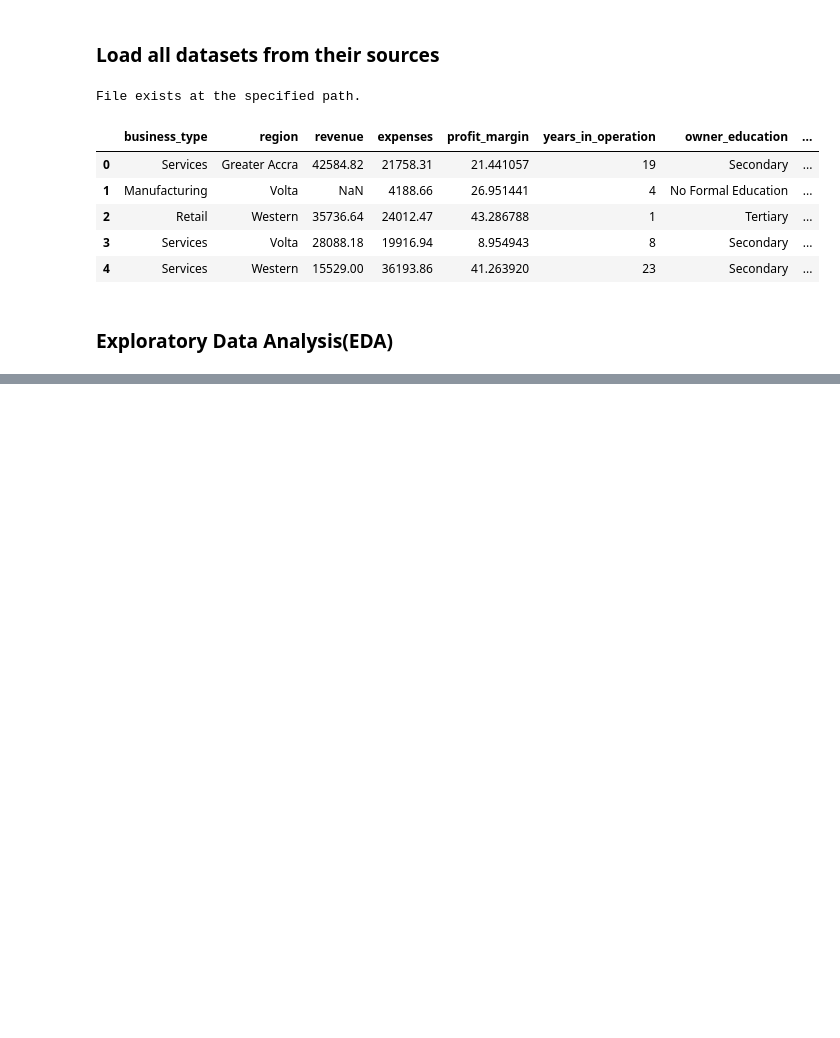
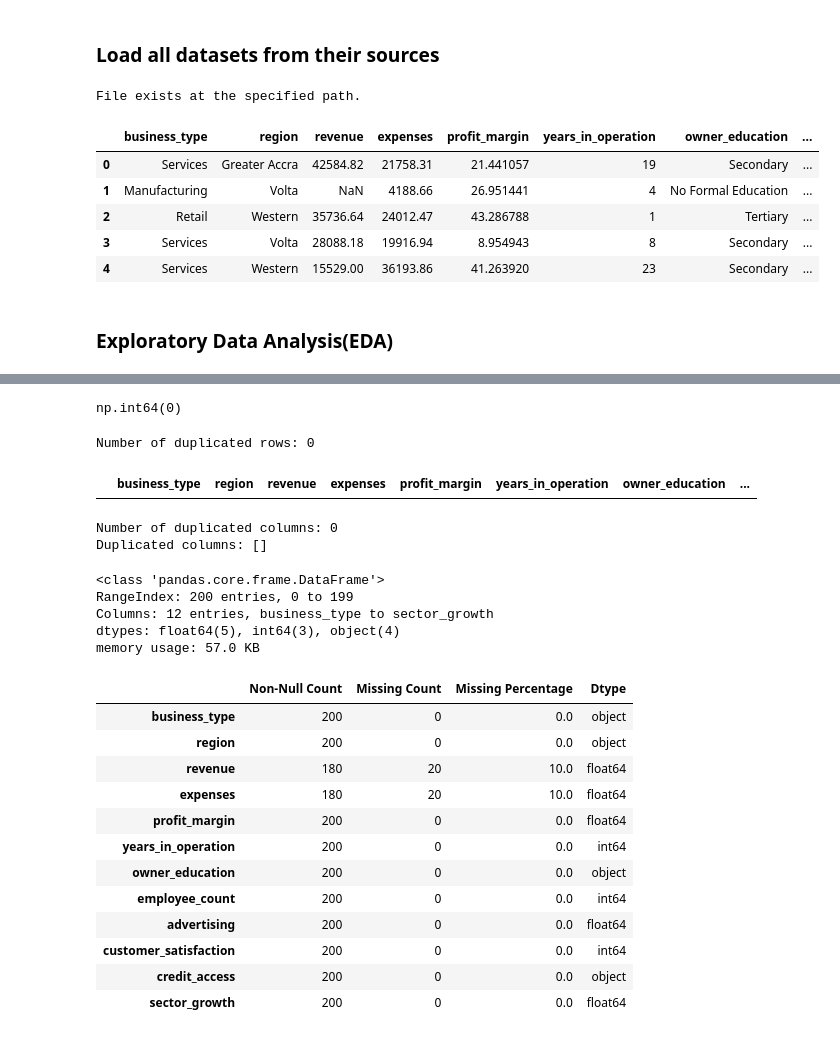
Before and after one commit to EfyaDufie2020/Small-Business-Performance-Analysis-in-Ghana, a Jupyter notebook: Notebooks/SBPG.ipynb, the cells around one changed output, grey strips where cells are left out. Cells and saved outputs as stored; diff of their text form; code cells hidden in the pictures; blank space fills up the shorter version.

```diff
--- a/Notebooks/SBPG.ipynb
+++ b/Notebooks/SBPG.ipynb
@@ -167,0 +229,71 @@ df_Small_Business.info()
+# %%
+df_Small_Business.duplicated().sum()
+# %% [output]
+np.int64(0)
+# %%
+# Check for duplicated rows
+duplicated_rows = df_Small_Business.duplicated()
+
+# Display the number of duplicated rows
+print(f"Number of duplicated rows: {duplicated_rows.sum()}")
+
+# Display duplicated rows
+df_Small_Business[duplicated_rows]
+# %% [output]
+Number of duplicated rows: 0
+|  | business_type | region | revenue | expenses | profit_margin | years_in_operation | owner_education | ... |
+# %%
+# Check for duplicated columns
+
+# Transpose the DataFrame and check for duplicated columns
+duplicated_columns = df_Small_Business.T.duplicated()
+
+# Get the list of duplicated column names
+duplicate_col_names = df_Small_Business.columns[duplicated_columns]
+
+# Display the number and names of duplicated columns
+print(f"Number of duplicated columns: {duplicated_columns.sum()}")
+print(f"Duplicated columns: {list(duplicate_col_names)}")
+
+# Optional: Drop duplicated columns if needed
+# df_Small_Business = df_Small_Business.loc[:, ~duplicated_columns]
+# %% [output]
+Number of duplicated columns: 0
+Duplicated columns: []
+# %%
+# Check the datatype and the number of columns for Food_Production
+
+df_Small_Business.info(verbose=False, memory_usage='deep')
+
+missing_counts = df_Small_Business.isna().sum()
+non_null_counts = df_Small_Business.notna().sum()
+dtype_info = df_Small_Business.dtypes
+
+df_Small_Businessinfo = pd.DataFrame({
+    "Non-Null Count": non_null_counts,
+    "Missing Count": missing_counts,
+    "Missing Percentage": round((missing_counts / len(df_Small_Business)) * 100, 2),
+    "Dtype": dtype_info
+})
+
+# Display results
+df_Small_Businessinfo
+# %% [output]
+<class 'pandas.core.frame.DataFrame'>
+RangeIndex: 200 entries, 0 to 199
+Columns: 12 entries, business_type to sector_growth
+dtypes: float64(5), int64(3), object(4)
+memory usage: 57.0 KB
+|  | Non-Null Count | Missing Count | Missing Percentage | Dtype |
+| business_type | 200 | 0 | 0.0 | object |
+| region | 200 | 0 | 0.0 | object |
+| revenue | 180 | 20 | 10.0 | float64 |
+| expenses | 180 | 20 | 10.0 | float64 |
+| profit_margin | 200 | 0 | 0.0 | float64 |
+| years_in_operation | 200 | 0 | 0.0 | int64 |
+| owner_education | 200 | 0 | 0.0 | object |
+| employee_count | 200 | 0 | 0.0 | int64 |
+| advertising | 200 | 0 | 0.0 | float64 |
+| customer_satisfaction | 200 | 0 | 0.0 | int64 |
+| credit_access | 200 | 0 | 0.0 | object |
+| sector_growth | 200 | 0 | 0.0 | float64 |
```
Also changed, not shown: parts of 5 cells of this notebook.
